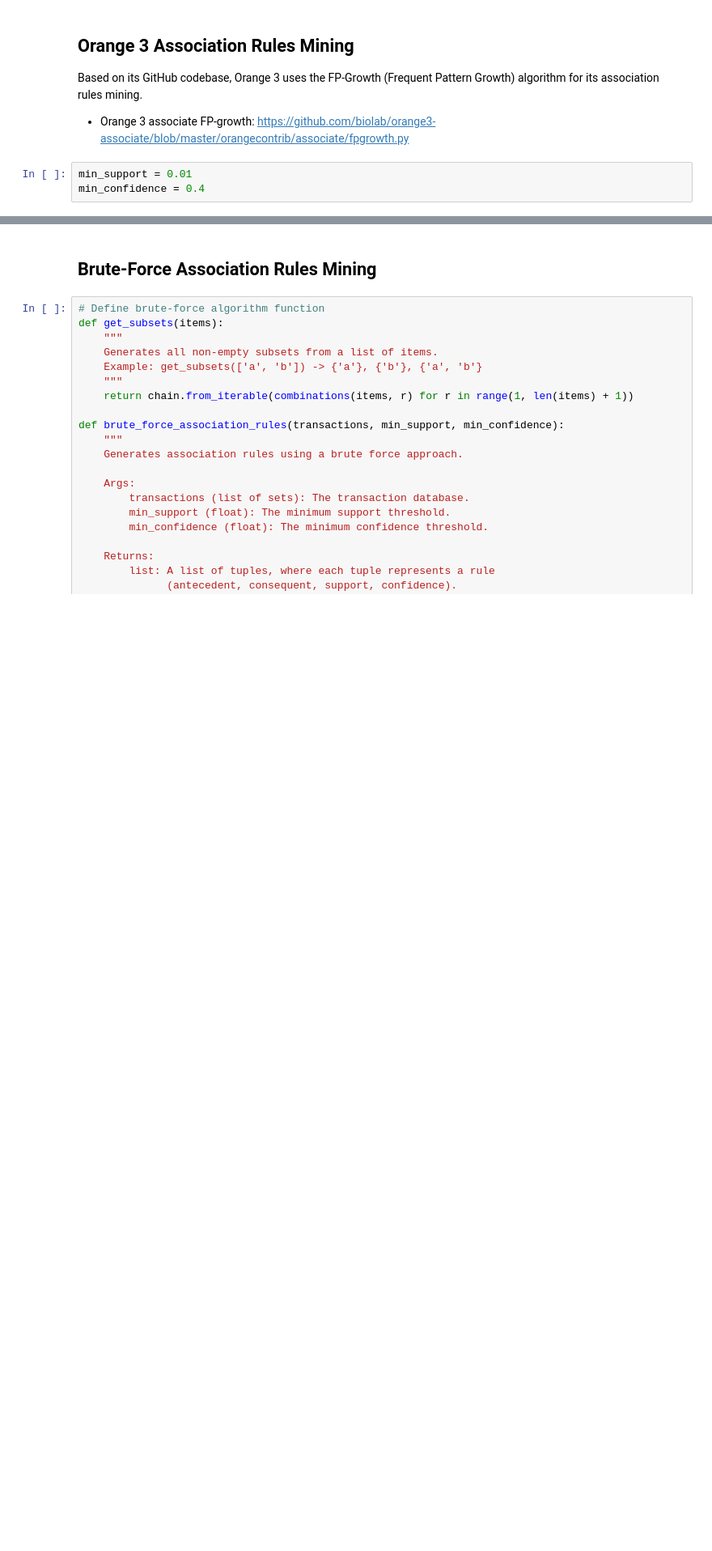
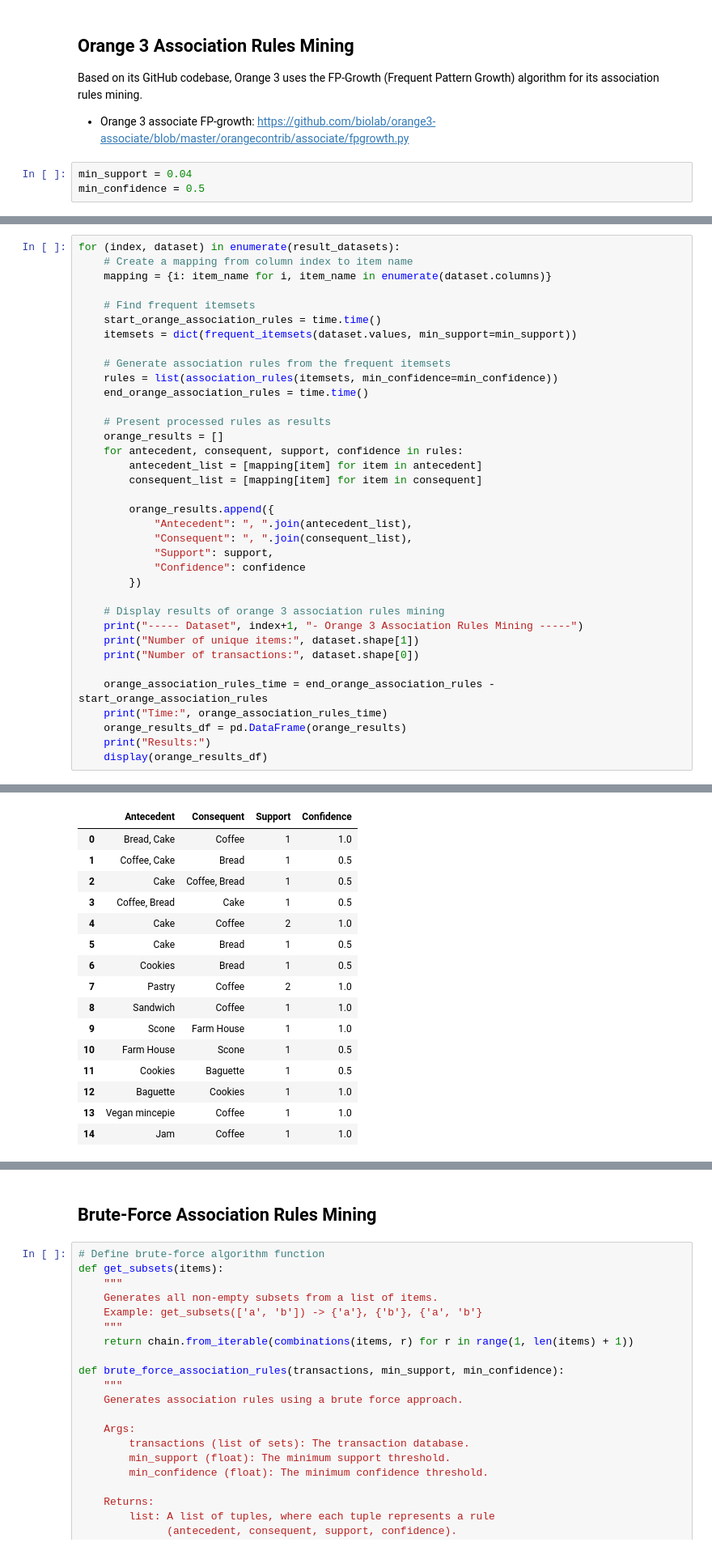
Before and after one commit to roshaniayu/IN6227-Data-Mining-Assignments, a Jupyter notebook: Assignment 2/Assignment2_Roshani Ayu Pranasti_G2504973A.ipynb, the cells around one changed output, grey strips where cells are left out. Shown at 81% size. Saved outputs shown, nothing was run; the diff lists cells and outputs as text; blank space fills up the shorter version.

```diff
--- a/Assignment 2/Assignment2_Roshani Ayu Pranasti_G2504973A.ipynb
+++ b/Assignment 2/Assignment2_Roshani Ayu Pranasti_G2504973A.ipynb
@@ -199,5 +351,5 @@ TypeError: unhashable type: 'DataFrame'
 Based on its GitHub codebase, Orange 3 uses the FP-Growth (Frequent Pattern Growth) algorithm for its association rules mining.
 - Orange 3 associate FP-growth: https://github.com/biolab/orange3-associate/blob/master/orangecontrib/associate/fpgrowth.py
 # %%
-min_support = 0.01
-min_confidence = 0.4
+min_support = 0.04
+min_confidence = 0.5
@@ -239,0 +356,37 @@ display(results_df.head(5))
+# %%
+for (index, dataset) in enumerate(result_datasets):
+    # Create a mapping from column index to item name
+    mapping = {i: item_name for i, item_name in enumerate(dataset.columns)}
+
+    # Find frequent itemsets
+    start_orange_association_rules = time.time()
+    itemsets = dict(frequent_itemsets(dataset.values, min_support=min_support))
+
+    # Generate association rules from the frequent itemsets
+    rules = list(association_rules(itemsets, min_confidence=min_confidence))
+    end_orange_association_rules = time.time()
+
+    # Present processed rules as results
+    orange_results = []
+    for antecedent, consequent, support, confidence in rules:
+        antecedent_list = [mapping[item] for item in antecedent]
+        consequent_list = [mapping[item] for item in consequent]
+
+        orange_results.append({
+            "Antecedent": ", ".join(antecedent_list),
+            "Consequent": ", ".join(consequent_list),
+            "Support": support,
+            "Confidence": confidence
+        })
+
+    # Display results of orange 3 association rules mining
+    print("----- Dataset", index+1, "- Orange 3 Association Rules Mining -----")
+    print("Number of unique items:", dataset.shape[1])
+    print("Number of transactions:", dataset.shape[0])
+
+    orange_association_rules_time = end_orange_association_rules - start_orange_association_rules
+    print("Time:", orange_association_rules_time)
+    orange_results_df = pd.DataFrame(orange_results)
+    print("Results:")
+    display(orange_results_df)
+# %% [output]
@@ -239,0 +398,16 @@ display(results_df.head(5))
+|  | Antecedent | Consequent | Support | Confidence |
+| 0 | Bread, Cake | Coffee | 1 | 1.0 |
+| 1 | Coffee, Cake | Bread | 1 | 0.5 |
+| 2 | Cake | Coffee, Bread | 1 | 0.5 |
+| 3 | Coffee, Bread | Cake | 1 | 0.5 |
+| 4 | Cake | Coffee | 2 | 1.0 |
+| 5 | Cake | Bread | 1 | 0.5 |
+| 6 | Cookies | Bread | 1 | 0.5 |
+| 7 | Pastry | Coffee | 2 | 1.0 |
+| 8 | Sandwich | Coffee | 1 | 1.0 |
+| 9 | Scone | Farm House | 1 | 1.0 |
+| 10 | Farm House | Scone | 1 | 0.5 |
+| 11 | Cookies | Baguette | 1 | 0.5 |
+| 12 | Baguette | Cookies | 1 | 1.0 |
+| 13 | Vegan mincepie | Coffee | 1 | 1.0 |
+| 14 | Jam | Coffee | 1 | 1.0 |
```
Also changed, not shown: parts of 18 cells of this notebook.
